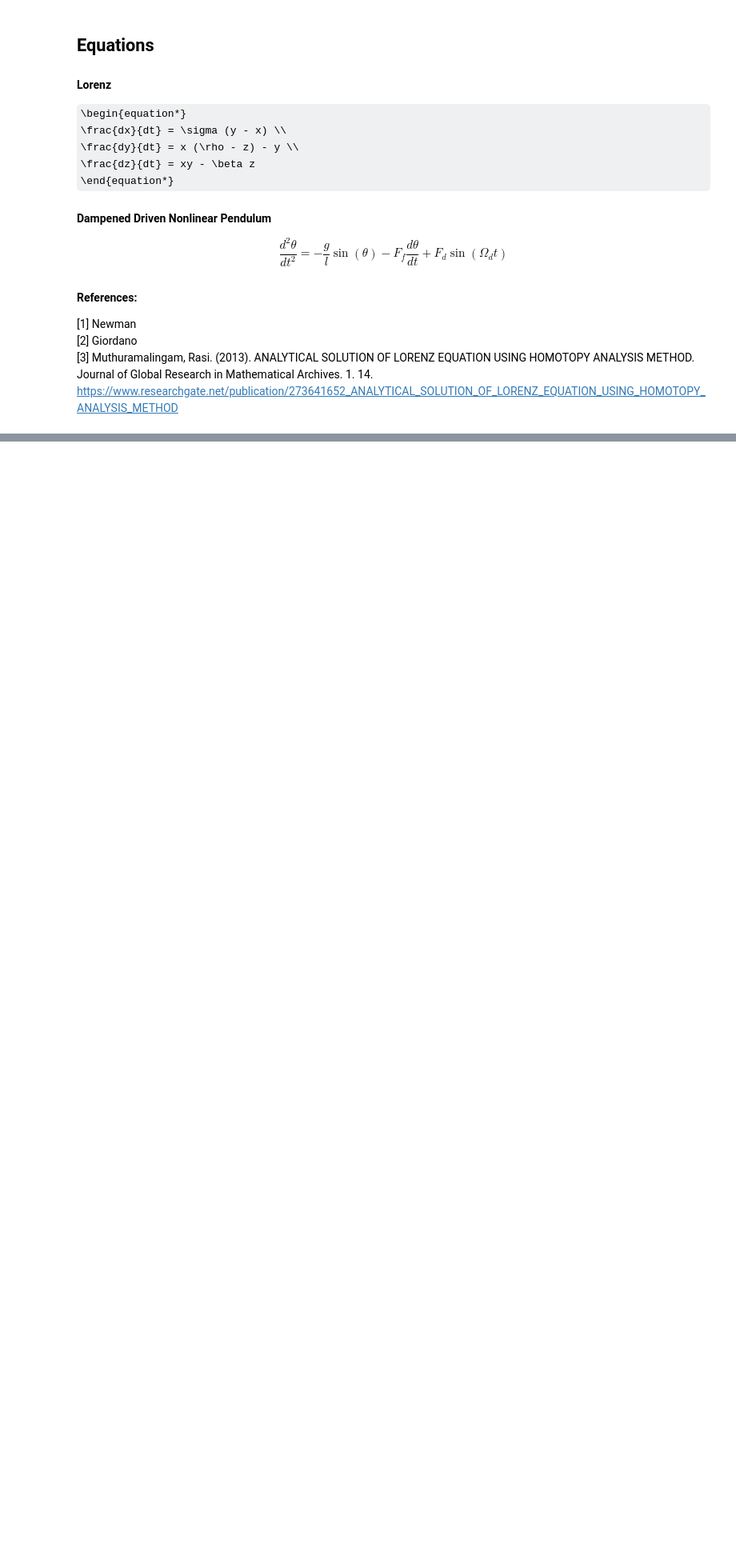
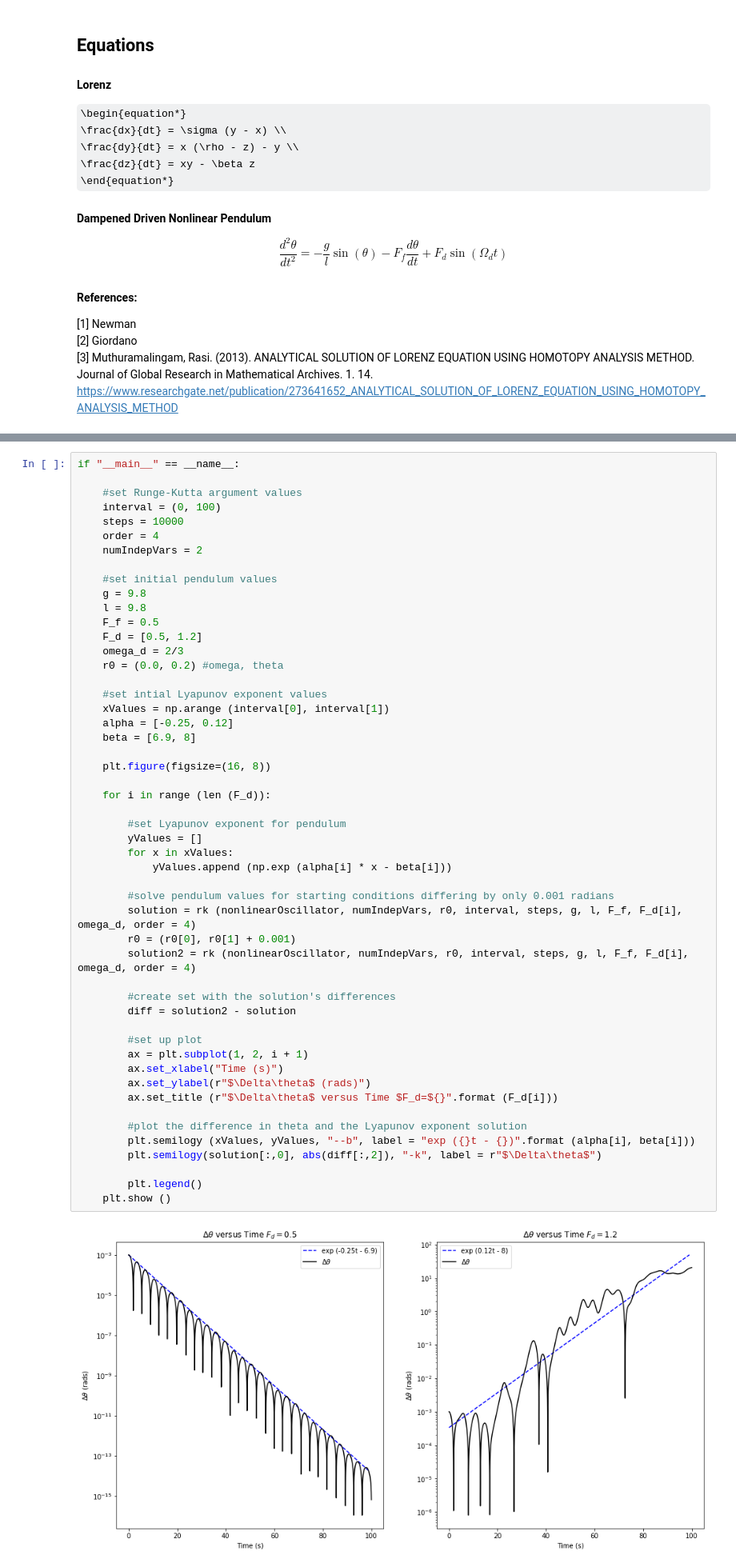
Before and after one commit to DannieWright/Final_Project, a Jupyter notebook: Final Project.ipynb, the cells around one changed output, grey strips where cells are left out. Shown at 80% size. Cells and saved outputs as stored; diff of their text form; some formulas as TeX source; blank space fills up the shorter version.

```diff
--- a/Final Project.ipynb
+++ b/Final Project.ipynb
@@ -71,0 +156,53 @@ def lorenz3 (r, t):
+# %%
+if "__main__" == __name__:
+
+    #set Runge-Kutta argument values
+    interval = (0, 100)
+    steps = 10000
+    order = 4
+    numIndepVars = 2
+
+    #set initial pendulum values
+    g = 9.8
+    l = 9.8
+    F_f = 0.5
+    F_d = [0.5, 1.2]
+    omega_d = 2/3
+    r0 = (0.0, 0.2) #omega, theta
+
+    #set intial Lyapunov exponent values
+    xValues = np.arange (interval[0], interval[1])
+    alpha = [-0.25, 0.12]
+    beta = [6.9, 8]
+
+    plt.figure(figsize=(16, 8))
+
+    for i in range (len (F_d)):
+
+        #set Lyapunov exponent for pendulum
+        yValues = []
+        for x in xValues:
+            yValues.append (np.exp (alpha[i] * x - beta[i]))
+
+        #solve pendulum values for starting conditions differing by only 0.001 radians
+        solution = rk (nonlinearOscillator, numIndepVars, r0, interval, steps, g, l, F_f, F_d[i], omega_d, order = 4)
+        r0 = (r0[0], r0[1] + 0.001)
+        solution2 = rk (nonlinearOscillator, numIndepVars, r0, interval, steps, g, l, F_f, F_d[i], omega_d, order = 4)
+
+        #create set with the solution's differences
+        diff = solution2 - solution
+
+        #set up plot
+        ax = plt.subplot(1, 2, i + 1)
+        ax.set_xlabel("Time (s)")
+        ax.set_ylabel(r"$\Delta\theta$ (rads)")
+        ax.set_title (r"$\Delta\theta$ versus Time $F_d=${}".format (F_d[i]))
+
+        #plot the difference in theta and the Lyapunov exponent solution
+        plt.semilogy (xValues, yValues, "--b", label = "exp ({}t - {})".format (alpha[i], beta[i]))
+        plt.semilogy(solution[:,0], abs(diff[:,2]), "-k", label = r"$\Delta\theta$")
+
+        plt.legend()
+    plt.show ()
+# %% [output]
+[figure, added]
```
Also changed, not shown: parts of 13 cells of this notebook, 1 other file.
